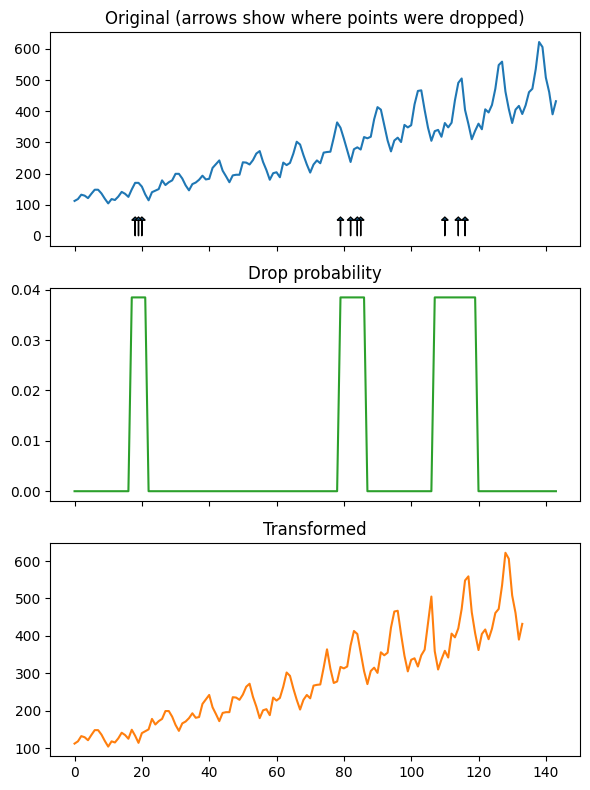
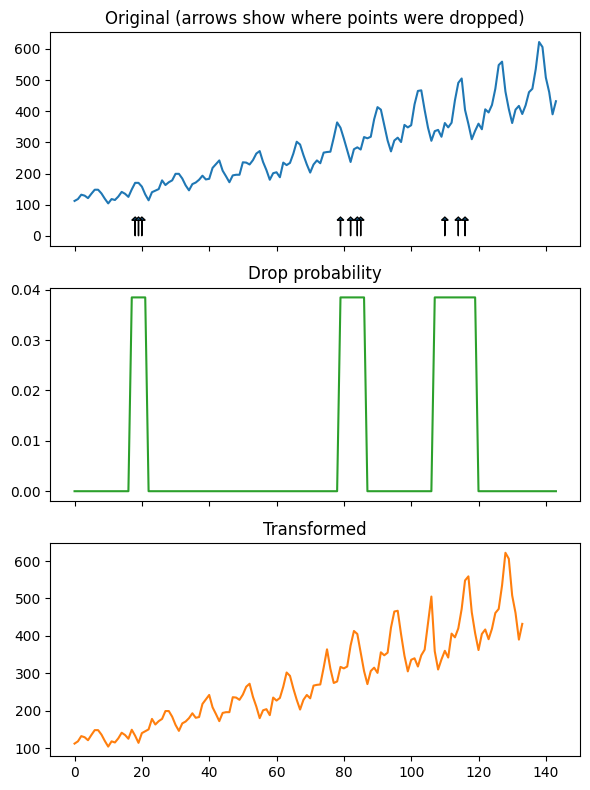
Unified diff of the notebook cell whose output changed from the first chart to the second:
--- before
+++ after
@@ -2,5 +2,5 @@
 axes[0].plot(X.values, color='C0')
 axes[1].plot(generator.drops_probabilities_, color='C2')
-axes[2].plot(Xt.values, color='C1')
+axes[2].plot(Xt, color='C1')
 axes[0].set_title('Original (arrows show where points were dropped)')
 axes[1].set_title('Drop probability')

Commit: updating notebooks, adding version number